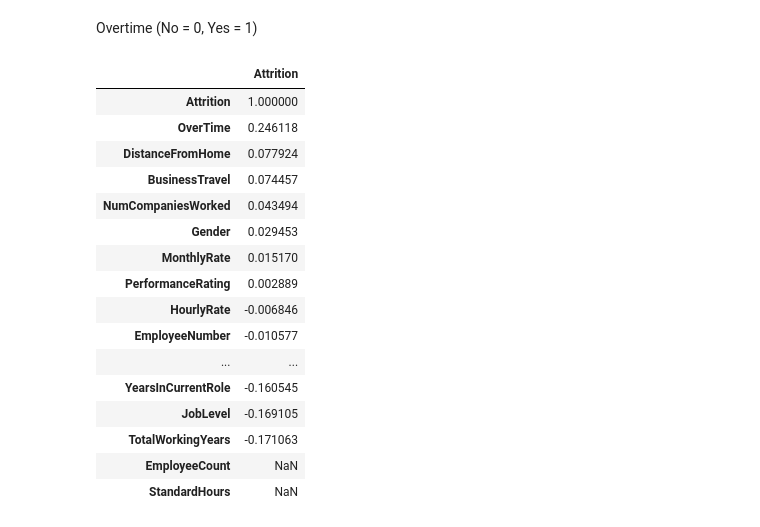
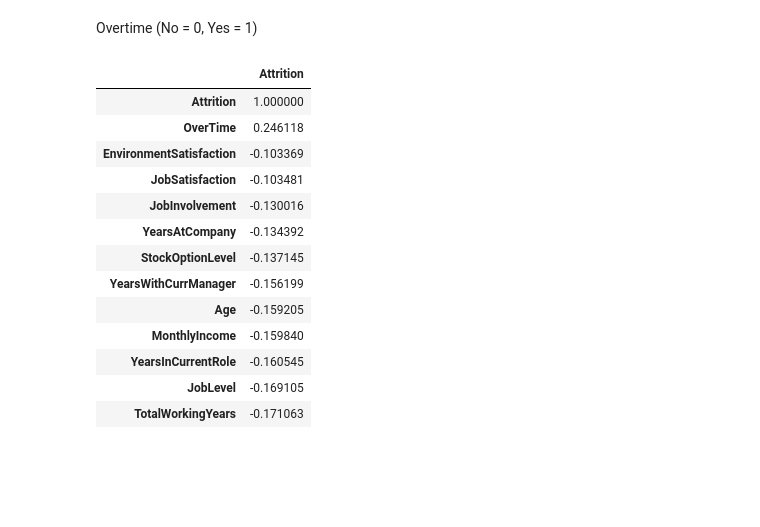
Before and after one commit to atigonh/resignation, a Jupyter notebook: code/1_Data_Preparation.ipynb, the cells around one changed output. Drawn from its saved outputs; the diff is of its cells as text; code cells hidden in the pictures; blank space fills up the shorter version.

```diff
--- a/code/1_Import_Preview.ipynb
+++ b/code/1_Data_Preparation.ipynb
@@ -179,23 +181,21 @@ Overtime (No = 0, Yes = 1)
 # %%
 df['OverTime'] = df['OverTime'].map(lambda x: 0 if x=='No' else 1)
 # %%
-pd.DataFrame(df.corr()['Attrition']).sort_values(by='Attrition', ascending=False)
+cr = pd.DataFrame(df.corr()['Attrition']).sort_values(by='Attrition', ascending=False)
+cr[abs(cr['Attrition'])>0.1]
 # %% [output]
 |  | Attrition |
 | Attrition | 1.000000 |
 | OverTime | 0.246118 |
-| DistanceFromHome | 0.077924 |
-| BusinessTravel | 0.074457 |
-| NumCompaniesWorked | 0.043494 |
-| Gender | 0.029453 |
-| MonthlyRate | 0.015170 |
-| PerformanceRating | 0.002889 |
-| HourlyRate | -0.006846 |
-| EmployeeNumber | -0.010577 |
-| ... | ... |
+| EnvironmentSatisfaction | -0.103369 |
+| JobSatisfaction | -0.103481 |
+| JobInvolvement | -0.130016 |
+| YearsAtCompany | -0.134392 |
+| StockOptionLevel | -0.137145 |
+| YearsWithCurrManager | -0.156199 |
+| Age | -0.159205 |
+| MonthlyIncome | -0.159840 |
 | YearsInCurrentRole | -0.160545 |
 | JobLevel | -0.169105 |
 | TotalWorkingYears | -0.171063 |
-| EmployeeCount | NaN |
-| StandardHours | NaN |
 # %%
```
Also changed, not shown: parts of 2 cells of this notebook, 6 other files.
